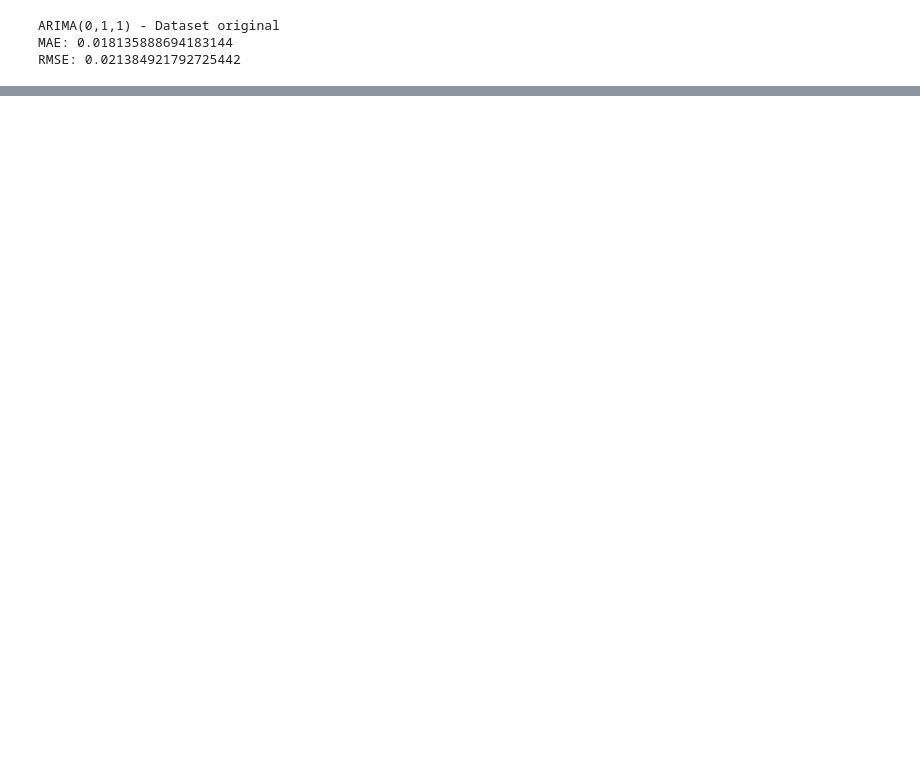
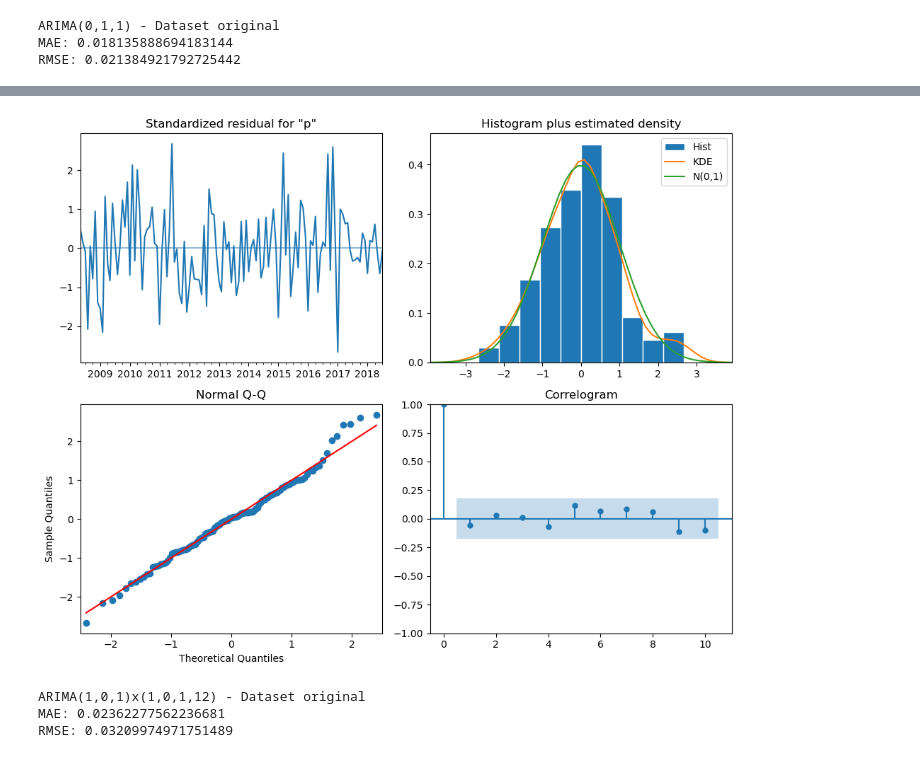
Before and after one commit to danielrawlins21/series_temporales_analisis_prediccion, a Jupyter notebook: notebooks/eval_acf_pacf_original.ipynb, the cells around one changed output, grey strips where cells are left out. Saved outputs shown, nothing was run; the diff lists cells and outputs as text; code cells hidden in the pictures; blank space fills up the shorter version.

```diff
--- a/notebooks/eval_acf_pacf_original.ipynb
+++ b/notebooks/eval_acf_pacf_original.ipynb
@@ -242,0 +327,16 @@ RMSE: 0.021384921792725442
+# %%
+order = (0, 1, 1)
+seasonal_order = (1, 0, 1, 12)
+# %%
+model = SARIMAX(
+    train,
+    order=order,
+    seasonal_order=seasonal_order,
+    trend="c",
+    enforce_stationarity=False,
+    enforce_invertibility=False,
+    freq= 'MS'
+)
+
+res = model.fit(disp=False, maxiter=500)
+print(res.summary())
@@ -242,0 +361,6 @@ RMSE: 0.021384921792725442
+# %%
+fig = res.plot_diagnostics(figsize=(10, 8))
+fig.tight_layout()
+fig.show()
+# %% [output]
+[figure, added]
@@ -242,0 +369,14 @@ RMSE: 0.021384921792725442
+# %%
+forecast = res.get_forecast(steps=len(test))
+pred = forecast.predicted_mean
+
+mae = mean_absolute_error(test, pred)
+rmse = np.sqrt(mean_squared_error(test, pred))
+
+print("ARIMA(1,0,1)x(1,0,1,12) - Dataset original")
+print("MAE:", mae)
+print("RMSE:", rmse)
+# %% [output]
+ARIMA(1,0,1)x(1,0,1,12) - Dataset original
+MAE: 0.02362277562236681
+RMSE: 0.03209974971751489
```
Also changed, not shown: parts of 18 cells of this notebook, 19 other files.
